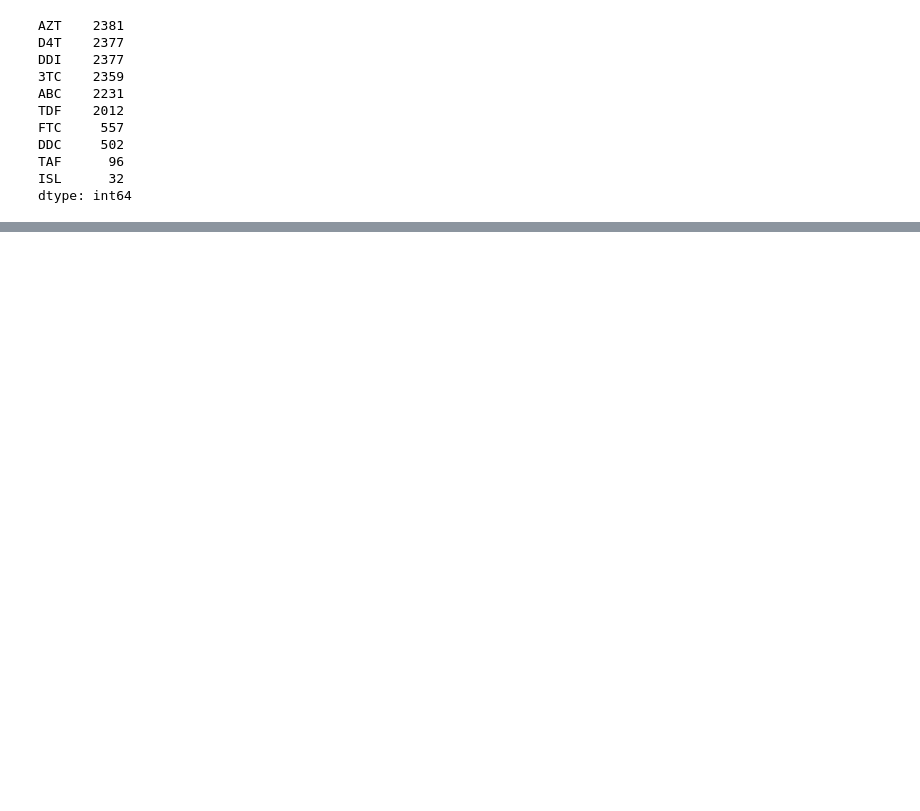
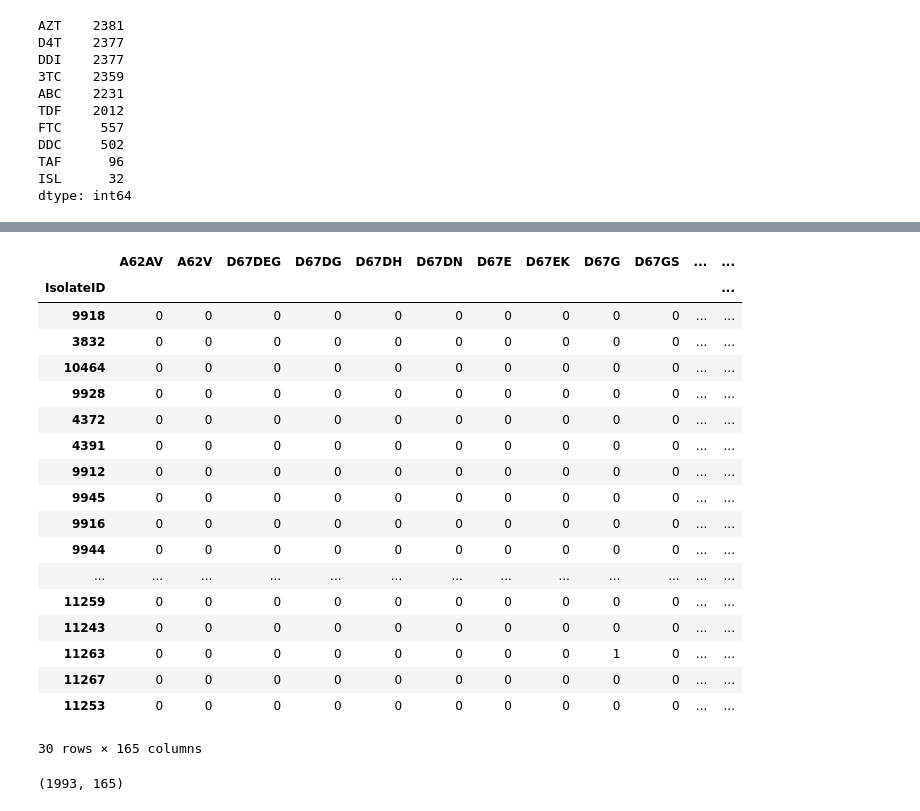
Before and after one commit to NoelOkumu/Eneza-Data-Science-Residential-training-2026, a Jupyter notebook: Day1/mutatio_profile1.ipynb, the cells around one changed output, grey strips where cells are left out. Cells and saved outputs as stored; diff of their text form; code cells hidden in the pictures; blank space fills up the shorter version.

```diff
--- a/Day1/mutatio_profile1.ipynb
+++ b/Day1/mutatio_profile1.ipynb
@@ -145,3 +155,11 @@ DDC     502
 TAF      96
 ISL      32
 dtype: int64
+# %%
+#DRop columns we don't need in the training
+df_clean = df2.drop(columns = ["3TCFoldMatch", "ABCFoldMatch", "AZTFoldMatch", "D4TFoldMatch", "DDCFoldMatch", "DDIFoldMatch", "FTCFoldMatch", "ISLFoldMatch", "TAFFoldMatch", "TDFFoldMatch"])
+df_clean.head(n = 300)
+
+#Drop DRugs with < 1000 complete cells
+df_clean = df_clean.drop(columns = ["DDC", "FTC", "ISL", "TAF"])
+df_clean.head(n=30)
@@ -147,0 +209,4 @@ dtype: int64
+# %%
+# Remove Isolates that lack NRTIDRMs
+df_clean.dropna(subset = ["NRTIDRMs"], inplace= True)
+df_clean
@@ -147,0 +234,5 @@ dtype: int64
+# %%
+#Features (Mutations) Matrix generation (Using )
+
+df_clean["Mutation_List"] = (df_clean["NRTIDRMs"].str.split(",").apply(lambda x: [m.strip() for m in x]))
+df_clean[["IsolateName","NRTIDRMs", "Mutation_List"]].head(10)
@@ -147,0 +251,39 @@ dtype: int64
+# %%
+## Create the feature matrix (X) - One Hot encoding of the 'Mutation_List
+
+from sklearn.preprocessing import MultiLabelBinarizer
+
+#Create multilabelBinarizer object
+mlb = MultiLabelBinarizer()
+
+# One-Hot encode ["Mutation_List"]
+X = mlb.fit_transform(df_clean["Mutation_List"])
+
+X = pd.DataFrame(X, columns= mlb.classes_, index=df_clean["IsolateID"])
+
+X.head(n=30)
+# %% [output]
+|  | A62AV | A62V | D67DEG | D67DG | D67DH | D67DN | D67E | D67EK | D67G | D67GS | ... | ... |
+| IsolateID |  |  |  |  |  |  |  |  |  |  |  | ... |
+| 9918 | 0 | 0 | 0 | 0 | 0 | 0 | 0 | 0 | 0 | 0 | ... | ... |
+| 3832 | 0 | 0 | 0 | 0 | 0 | 0 | 0 | 0 | 0 | 0 | ... | ... |
+| 10464 | 0 | 0 | 0 | 0 | 0 | 0 | 0 | 0 | 0 | 0 | ... | ... |
+| 9928 | 0 | 0 | 0 | 0 | 0 | 0 | 0 | 0 | 0 | 0 | ... | ... |
+| 4372 | 0 | 0 | 0 | 0 | 0 | 0 | 0 | 0 | 0 | 0 | ... | ... |
+| 4391 | 0 | 0 | 0 | 0 | 0 | 0 | 0 | 0 | 0 | 0 | ... | ... |
+| 9912 | 0 | 0 | 0 | 0 | 0 | 0 | 0 | 0 | 0 | 0 | ... | ... |
+| 9945 | 0 | 0 | 0 | 0 | 0 | 0 | 0 | 0 | 0 | 0 | ... | ... |
+| 9916 | 0 | 0 | 0 | 0 | 0 | 0 | 0 | 0 | 0 | 0 | ... | ... |
+| 9944 | 0 | 0 | 0 | 0 | 0 | 0 | 0 | 0 | 0 | 0 | ... | ... |
+| ... | ... | ... | ... | ... | ... | ... | ... | ... | ... | ... | ... | ... |
+| 11259 | 0 | 0 | 0 | 0 | 0 | 0 | 0 | 0 | 0 | 0 | ... | ... |
+| 11243 | 0 | 0 | 0 | 0 | 0 | 0 | 0 | 0 | 0 | 0 | ... | ... |
+| 11263 | 0 | 0 | 0 | 0 | 0 | 0 | 0 | 0 | 1 | 0 | ... | ... |
+| 11267 | 0 | 0 | 0 | 0 | 0 | 0 | 0 | 0 | 0 | 0 | ... | ... |
+| 11253 | 0 | 0 | 0 | 0 | 0 | 0 | 0 | 0 | 0 | 0 | ... | ... |
+30 rows × 165 columns
+# %%
+# Explore Feature Matrix (X)
+print(X.shape)
+# %% [output]
+(1993, 165)
```
Also changed, not shown: parts of 35 cells of this notebook, 1 other file.
